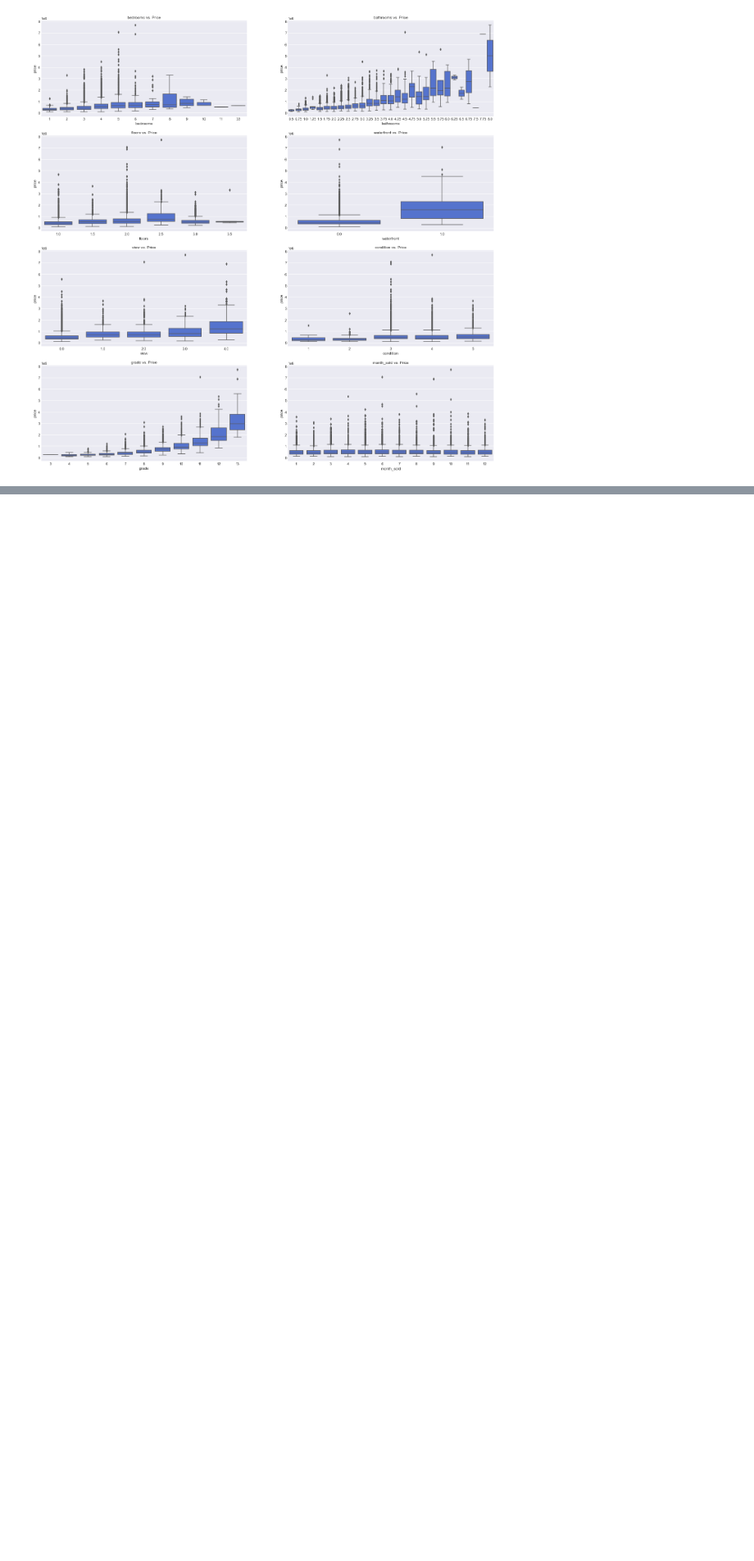
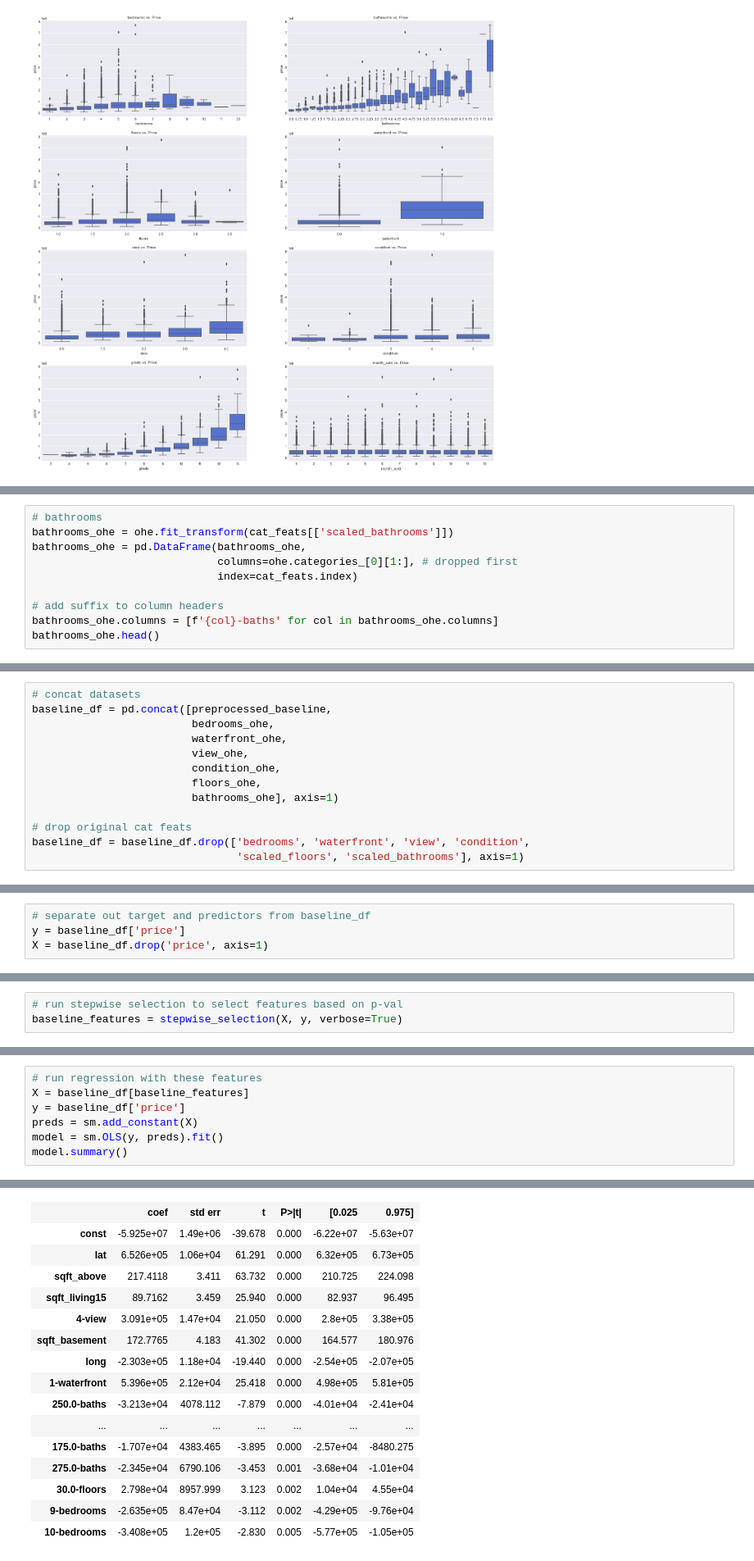
Before and after one commit to akaigraham/KC-House-Price-Regression, a Jupyter notebook: Reworked.ipynb, the cells around one changed output, grey strips where cells are left out. Shown at 82% size. Cells and saved outputs as stored; diff of their text form; blank space fills up the shorter version.

Commit message:
built baseline regression

```diff
--- a/Reworked.ipynb
+++ b/Reworked.ipynb
@@ -630,0 +884,10 @@ Other observations noted were:
+# %%
+# bathrooms
+bathrooms_ohe = ohe.fit_transform(cat_feats[['scaled_bathrooms']])
+bathrooms_ohe = pd.DataFrame(bathrooms_ohe,
+                             columns=ohe.categories_[0][1:], # dropped first
+                             index=cat_feats.index)
+
+# add suffix to column headers
+bathrooms_ohe.columns = [f'{col}-baths' for col in bathrooms_ohe.columns]
+bathrooms_ohe.head()
@@ -630,0 +904,13 @@ Other observations noted were:
+# %%
+# concat datasets
+baseline_df = pd.concat([preprocessed_baseline,
+                         bedrooms_ohe,
+                         waterfront_ohe,
+                         view_ohe,
+                         condition_ohe,
+                         floors_ohe,
+                         bathrooms_ohe], axis=1)
+
+# drop original cat feats
+baseline_df = baseline_df.drop(['bedrooms', 'waterfront', 'view', 'condition',
+                                'scaled_floors', 'scaled_bathrooms'], axis=1)
@@ -630,0 +1001,4 @@ Other observations noted were:
+# %%
+# separate out target and predictors from baseline_df
+y = baseline_df['price']
+X = baseline_df.drop('price', axis=1)
@@ -630,0 +1007,3 @@ Other observations noted were:
+# %%
+# run stepwise selection to select features based on p-val
+baseline_features = stepwise_selection(X, y, verbose=True)
@@ -630,0 +1028,8 @@ Other observations noted were:
+# %%
+# run regression with these features
+X = baseline_df[baseline_features]
+y = baseline_df['price']
+preds = sm.add_constant(X)
+model = sm.OLS(y, preds).fit()
+model.summary()
+# %% [output]
@@ -630,0 +1046,16 @@ Other observations noted were:
+|  | coef | std err | t | P>|t| | [0.025 | 0.975] |
+| const | -5.925e+07 | 1.49e+06 | -39.678 | 0.000 | -6.22e+07 | -5.63e+07 |
+| lat | 6.526e+05 | 1.06e+04 | 61.291 | 0.000 | 6.32e+05 | 6.73e+05 |
+| sqft_above | 217.4118 | 3.411 | 63.732 | 0.000 | 210.725 | 224.098 |
+| sqft_living15 | 89.7162 | 3.459 | 25.940 | 0.000 | 82.937 | 96.495 |
+| 4-view | 3.091e+05 | 1.47e+04 | 21.050 | 0.000 | 2.8e+05 | 3.38e+05 |
+| sqft_basement | 172.7765 | 4.183 | 41.302 | 0.000 | 164.577 | 180.976 |
+| long | -2.303e+05 | 1.18e+04 | -19.440 | 0.000 | -2.54e+05 | -2.07e+05 |
+| 1-waterfront | 5.396e+05 | 2.12e+04 | 25.418 | 0.000 | 4.98e+05 | 5.81e+05 |
+| 250.0-baths | -3.213e+04 | 4078.112 | -7.879 | 0.000 | -4.01e+04 | -2.41e+04 |
+| ... | ... | ... | ... | ... | ... | ... |
+| 175.0-baths | -1.707e+04 | 4383.465 | -3.895 | 0.000 | -2.57e+04 | -8480.275 |
+| 275.0-baths | -2.345e+04 | 6790.106 | -3.453 | 0.001 | -3.68e+04 | -1.01e+04 |
+| 30.0-floors | 2.798e+04 | 8957.999 | 3.123 | 0.002 | 1.04e+04 | 4.55e+04 |
+| 9-bedrooms | -2.635e+05 | 8.47e+04 | -3.112 | 0.002 | -4.29e+05 | -9.76e+04 |
+| 10-bedrooms | -3.408e+05 | 1.2e+05 | -2.830 | 0.005 | -5.77e+05 | -1.05e+05 |
```
Also changed, not shown: parts of 40 cells of this notebook.
